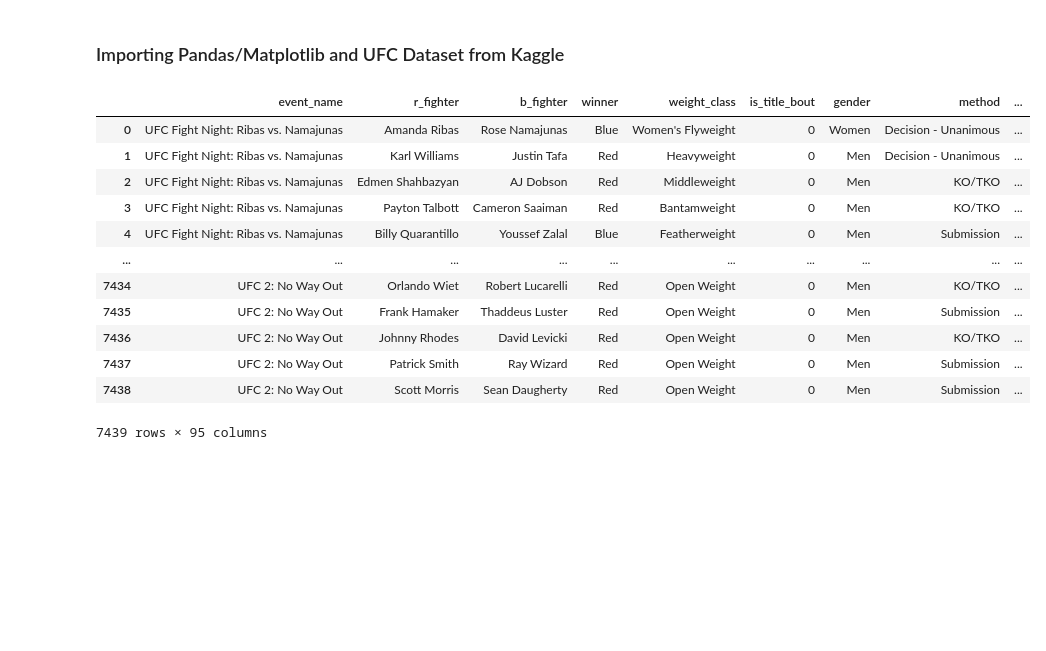
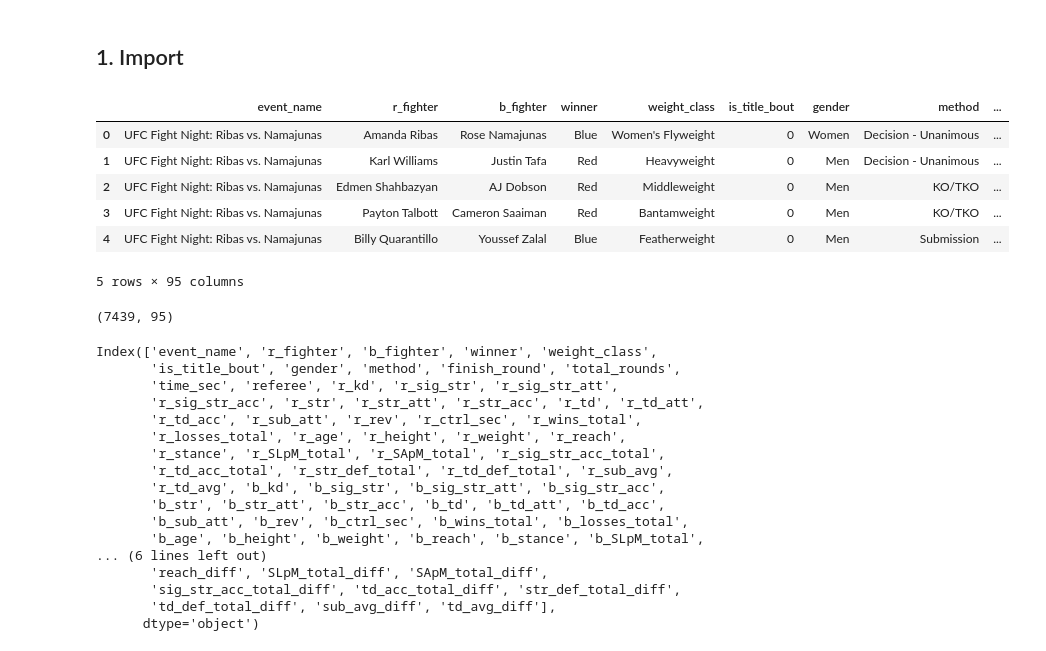
Before and after one commit to jmanlang/ufc-data-analysis, a Jupyter notebook: analysis.ipynb, the cells around one changed output. Cells and saved outputs as stored; diff of their text form; code cells hidden in the pictures; blank space fills up the shorter version.

```diff
--- a/analysis.ipynb
+++ b/analysis.ipynb
@@ -1,4 +1,4 @@
 # %% [markdown]
-### Importing Pandas/Matplotlib and UFC Dataset from Kaggle
+## 1. Import
 # %%
 import pandas as pd
@@ -6,17 +8,35 @@ import matplotlib as mpl
 # %%
 all_fights = pd.read_csv('UFC dataset/Large set/large_dataset.csv')
-all_fights
+all_fights.head()
 # %% [output]
 |  | event_name | r_fighter | b_fighter | winner | weight_class | is_title_bout | gender | method | ... |
 | 0 | UFC Fight Night: Ribas vs. Namajunas | Amanda Ribas | Rose Namajunas | Blue | Women's Flyweight | 0 | Women | Decision - Unanimous | ... |
 | 1 | UFC Fight Night: Ribas vs. Namajunas | Karl Williams | Justin Tafa | Red | Heavyweight | 0 | Men | Decision - Unanimous | ... |
 | 2 | UFC Fight Night: Ribas vs. Namajunas | Edmen Shahbazyan | AJ Dobson | Red | Middleweight | 0 | Men | KO/TKO | ... |
 | 3 | UFC Fight Night: Ribas vs. Namajunas | Payton Talbott | Cameron Saaiman | Red | Bantamweight | 0 | Men | KO/TKO | ... |
 | 4 | UFC Fight Night: Ribas vs. Namajunas | Billy Quarantillo | Youssef Zalal | Blue | Featherweight | 0 | Men | Submission | ... |
-| ... | ... | ... | ... | ... | ... | ... | ... | ... | ... |
-| 7434 | UFC 2: No Way Out | Orlando Wiet | Robert Lucarelli | Red | Open Weight | 0 | Men | KO/TKO | ... |
-| 7435 | UFC 2: No Way Out | Frank Hamaker | Thaddeus Luster | Red | Open Weight | 0 | Men | Submission | ... |
-| 7436 | UFC 2: No Way Out | Johnny Rhodes | David Levicki | Red | Open Weight | 0 | Men | KO/TKO | ... |
-| 7437 | UFC 2: No Way Out | Patrick Smith | Ray Wizard | Red | Open Weight | 0 | Men | Submission | ... |
-| 7438 | UFC 2: No Way Out | Scott Morris | Sean Daugherty | Red | Open Weight | 0 | Men | Submission | ... |
-7439 rows × 95 columns
+5 rows × 95 columns
+# %%
+all_fights.shape
+# %% [output]
+(7439, 95)
+# %%
+all_fights.columns
+# %% [output]
+Index(['event_name', 'r_fighter', 'b_fighter', 'winner', 'weight_class',
+       'is_title_bout', 'gender', 'method', 'finish_round', 'total_rounds',
+       'time_sec', 'referee', 'r_kd', 'r_sig_str', 'r_sig_str_att',
+       'r_sig_str_acc', 'r_str', 'r_str_att', 'r_str_acc', 'r_td', 'r_td_att',
+       'r_td_acc', 'r_sub_att', 'r_rev', 'r_ctrl_sec', 'r_wins_total',
+       'r_losses_total', 'r_age', 'r_height', 'r_weight', 'r_reach',
+       'r_stance', 'r_SLpM_total', 'r_SApM_total', 'r_sig_str_acc_total',
+       'r_td_acc_total', 'r_str_def_total', 'r_td_def_total', 'r_sub_avg',
+       'r_td_avg', 'b_kd', 'b_sig_str', 'b_sig_str_att', 'b_sig_str_acc',
+       'b_str', 'b_str_att', 'b_str_acc', 'b_td', 'b_td_att', 'b_td_acc',
+       'b_sub_att', 'b_rev', 'b_ctrl_sec', 'b_wins_total', 'b_losses_total',
+       'b_age', 'b_height', 'b_weight', 'b_reach', 'b_stance', 'b_SLpM_total',
+... (6 lines left out)
+       'reach_diff', 'SLpM_total_diff', 'SApM_total_diff',
+       'sig_str_acc_total_diff', 'td_acc_total_diff', 'str_def_total_diff',
+       'td_def_total_diff', 'sub_avg_diff', 'td_avg_diff'],
+      dtype='object')
```
Also changed, not shown: parts of 21 cells of this notebook, 1 other file.
